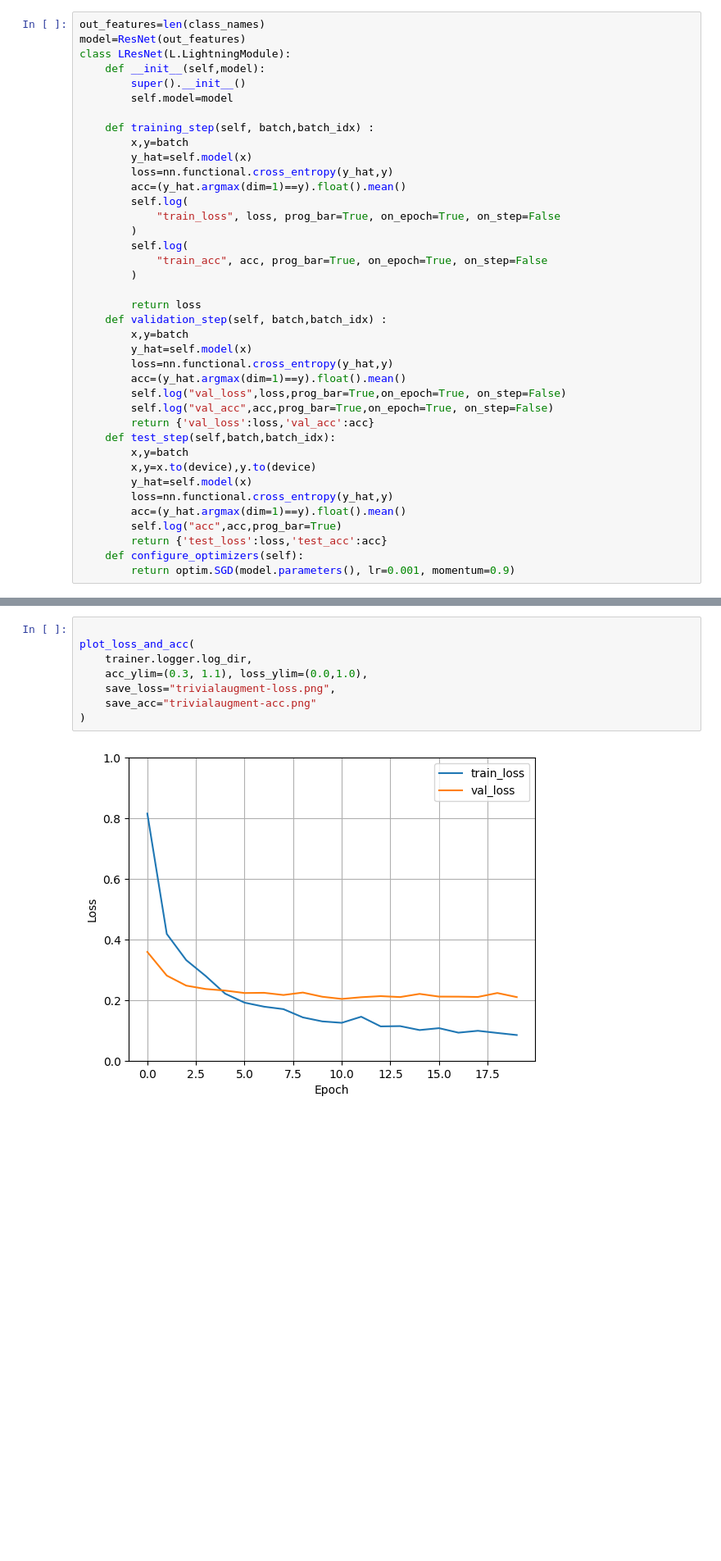
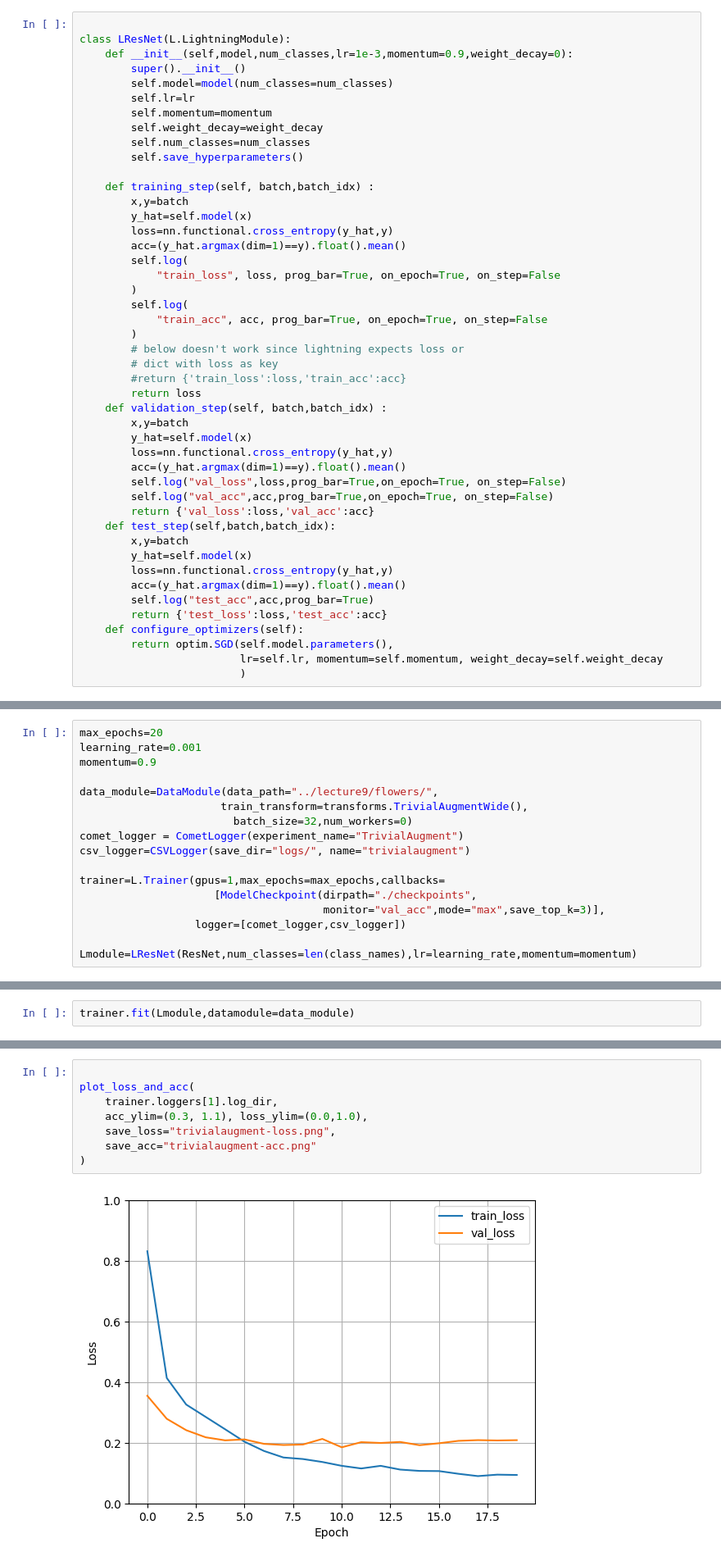
Before and after one commit to UOS-COMP6252/public, a Jupyter notebook: lightning/transfer.ipynb, the cells around one changed output, grey strips where cells are left out. Shown at 82% size. Saved outputs shown, nothing was run; the diff lists cells and outputs as text; blank space fills up the shorter version.

```diff
--- a/lightning/transfer.ipynb
+++ b/lightning/transfer.ipynb
@@ -241,12 +150,16 @@ class ResNet(nn.Module):
     def forward(self, x):
         return self.resnet(x)
 # %%
-out_features=len(class_names)
-model=ResNet(out_features)
+
 class LResNet(L.LightningModule):
-    def __init__(self,model):
+    def __init__(self,model,num_classes,lr=1e-3,momentum=0.9,weight_decay=0):
         super().__init__()
-        self.model=model
+        self.model=model(num_classes=num_classes)
+        self.lr=lr
+        self.momentum=momentum
+        self.weight_decay=weight_decay
+        self.num_classes=num_classes
+        self.save_hyperparameters()
 
     def training_step(self, batch,batch_idx) :
         x,y=batch
@@ -259,7 +172,9 @@ class LResNet(L.LightningModule):
         self.log(
             "train_acc", acc, prog_bar=True, on_epoch=True, on_step=False
         )
-
+        # below doesn't work since lightning expects loss or
+        # dict with loss as key
+        #return {'train_loss':loss,'train_acc':acc}
         return loss
     def validation_step(self, batch,batch_idx) :
         x,y=batch
@@ -271,11 +186,12 @@ class LResNet(L.LightningModule):
         return {'val_loss':loss,'val_acc':acc}
     def test_step(self,batch,batch_idx):
         x,y=batch
-        x,y=x.to(device),y.to(device)
         y_hat=self.model(x)
         loss=nn.functional.cross_entropy(y_hat,y)
         acc=(y_hat.argmax(dim=1)==y).float().mean()
-        self.log("acc",acc,prog_bar=True)
+        self.log("test_acc",acc,prog_bar=True)
         return {'test_loss':loss,'test_acc':acc}
     def configure_optimizers(self):
-        return optim.SGD(model.parameters(), lr=0.001, momentum=0.9)
+        return optim.SGD(self.model.parameters(),
+                         lr=self.lr, momentum=self.momentum, weight_decay=self.weight_decay
+                         )
@@ -312,0 +198,17 @@ LOCAL_RANK: 0 - CUDA_VISIBLE_DEVICES: [0]
+# %%
+max_epochs=20
+learning_rate=0.001
+momentum=0.9
+
+data_module=DataModule(data_path="../lecture9/flowers/",
+                      train_transform=transforms.TrivialAugmentWide(),
+                        batch_size=32,num_workers=0)
+comet_logger = CometLogger(experiment_name="TrivialAugment")
+csv_logger=CSVLogger(save_dir="logs/", name="trivialaugment")
+
+trainer=L.Trainer(gpus=1,max_epochs=max_epochs,callbacks=
+                     [ModelCheckpoint(dirpath="./checkpoints",
+                                      monitor="val_acc",mode="max",save_top_k=3)],
+                  logger=[comet_logger,csv_logger])
+
+Lmodule=LResNet(ResNet,num_classes=len(class_names),lr=learning_rate,momentum=momentum)
@@ -312,0 +221,2 @@ LOCAL_RANK: 0 - CUDA_VISIBLE_DEVICES: [0]
+# %%
+trainer.fit(Lmodule,datamodule=data_module)
@@ -349,10 +323,10 @@ def plot_loss_and_acc(
 # %%
 
 plot_loss_and_acc(
-    trainer.logger.log_dir,
+    trainer.loggers[1].log_dir,
     acc_ylim=(0.3, 1.1), loss_ylim=(0.0,1.0),
     save_loss="trivialaugment-loss.png",
     save_acc="trivialaugment-acc.png"
 )
 # %% [output]
-[figure, old version]
+[figure, new version]
```
Also changed, not shown: parts of 25 cells of this notebook, 4 other files.
